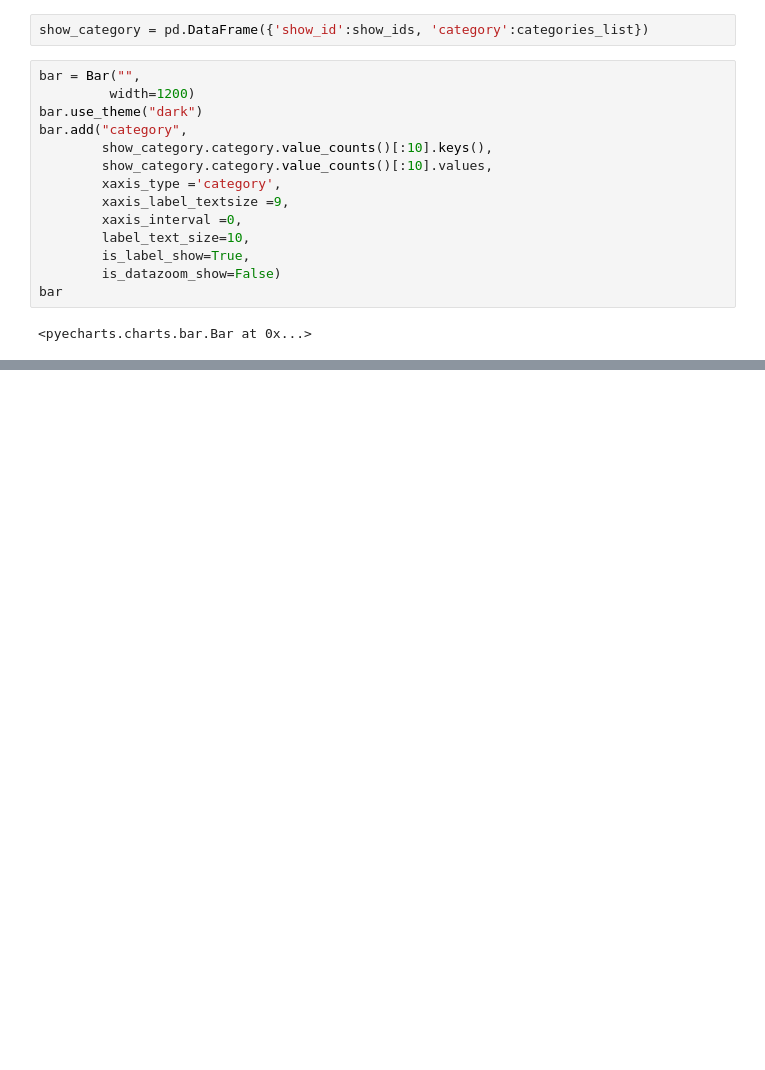
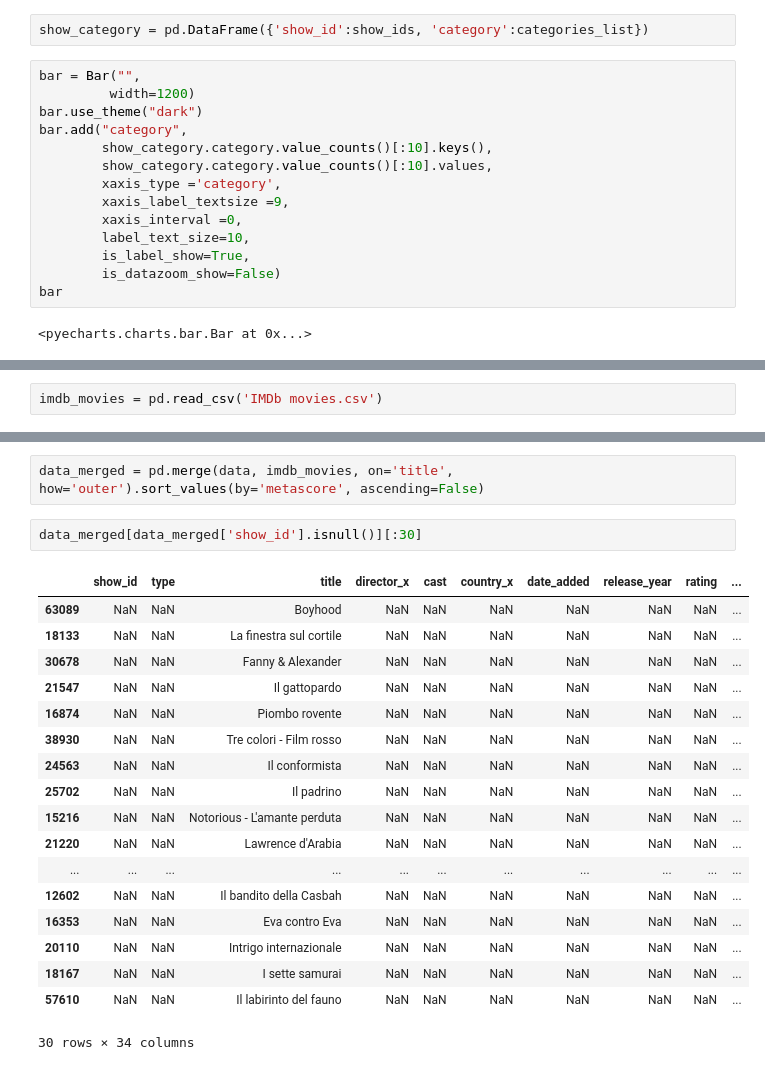
Before and after one commit to king-rabbit/king-rabbit-data-analysis, a Jupyter notebook: netflix_content/netflix_content_analysis.ipynb, the cells around one changed output, grey strips where cells are left out. Cells and saved outputs as stored; diff of their text form; blank space fills up the shorter version.

Commit message:
imdb data

```diff
--- a/netflix_content/netflix_content_analysis.ipynb
+++ b/netflix_content/netflix_content_analysis.ipynb
@@ -209,0 +300,2 @@ bar
+# %%
+imdb_movies = pd.read_csv('IMDb movies.csv')
@@ -209,0 +317,23 @@ bar
+# %%
+data_merged = pd.merge(data, imdb_movies, on='title', how='outer').sort_values(by='metascore', ascending=False)
+# %%
+data_merged[data_merged['show_id'].isnull()][:30]
+# %% [output]
+|  | show_id | type | title | director_x | cast | country_x | date_added | release_year | rating | ... |
+| 63089 | NaN | NaN | Boyhood | NaN | NaN | NaN | NaN | NaN | NaN | ... |
+| 18133 | NaN | NaN | La finestra sul cortile | NaN | NaN | NaN | NaN | NaN | NaN | ... |
+| 30678 | NaN | NaN | Fanny & Alexander | NaN | NaN | NaN | NaN | NaN | NaN | ... |
+| 21547 | NaN | NaN | Il gattopardo | NaN | NaN | NaN | NaN | NaN | NaN | ... |
+| 16874 | NaN | NaN | Piombo rovente | NaN | NaN | NaN | NaN | NaN | NaN | ... |
+| 38930 | NaN | NaN | Tre colori - Film rosso | NaN | NaN | NaN | NaN | NaN | NaN | ... |
+| 24563 | NaN | NaN | Il conformista | NaN | NaN | NaN | NaN | NaN | NaN | ... |
+| 25702 | NaN | NaN | Il padrino | NaN | NaN | NaN | NaN | NaN | NaN | ... |
+| 15216 | NaN | NaN | Notorious - L'amante perduta | NaN | NaN | NaN | NaN | NaN | NaN | ... |
+| 21220 | NaN | NaN | Lawrence d'Arabia | NaN | NaN | NaN | NaN | NaN | NaN | ... |
+| ... | ... | ... | ... | ... | ... | ... | ... | ... | ... | ... |
+| 12602 | NaN | NaN | Il bandito della Casbah | NaN | NaN | NaN | NaN | NaN | NaN | ... |
+| 16353 | NaN | NaN | Eva contro Eva | NaN | NaN | NaN | NaN | NaN | NaN | ... |
+| 20110 | NaN | NaN | Intrigo internazionale | NaN | NaN | NaN | NaN | NaN | NaN | ... |
+| 18167 | NaN | NaN | I sette samurai | NaN | NaN | NaN | NaN | NaN | NaN | ... |
+| 57610 | NaN | NaN | Il labirinto del fauno | NaN | NaN | NaN | NaN | NaN | NaN | ... |
+30 rows × 34 columns
```
Also changed, not shown: parts of 15 cells of this notebook, 2 other files.
